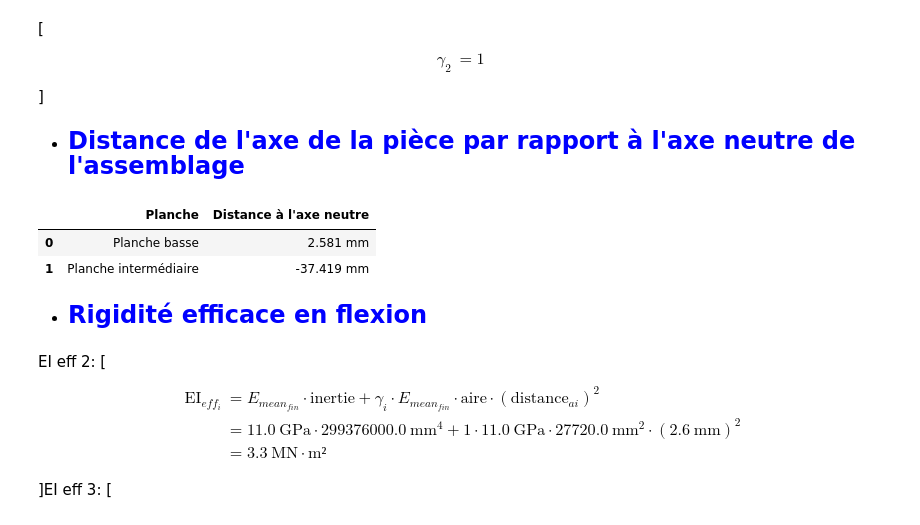
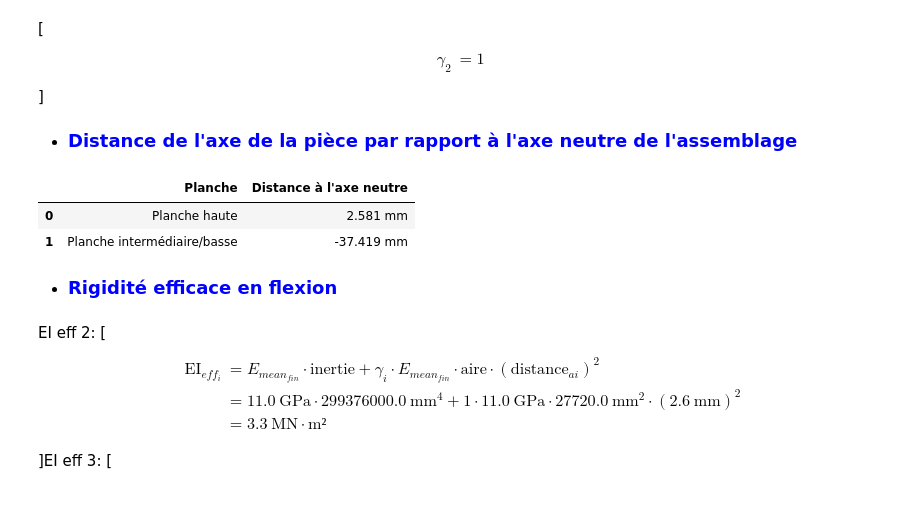
Before and after one commit to AnthonyPrst/ourocode, a Jupyter notebook: test_poutre_assemblee_meca.ipynb, the cells around one changed output. Cells and saved outputs as stored; diff of their text form; code cells hidden in the pictures.

```diff
--- a/test_poutre_assemblee_meca.ipynb
+++ b/test_poutre_assemblee_meca.ipynb
@@ -503,18 +500,18 @@ gamma_2
 \end{aligned}
 \]
 # %% [markdown]
-- <font color="blue" size ="5">**Distance de l'axe de la pièce par rapport à l'axe neutre de l'assemblage**</font>
+- <font color="blue" size ="4">**Distance de l'axe de la pièce par rapport à l'axe neutre de l'assemblage**</font>
 # %%
-data = {"Planche":["Planche basse","Planche intermédiaire"],
+data = {"Planche":["Planche haute","Planche intermédiaire/basse"],
         "Distance à l'axe neutre":[dalle.distance_ai[1],dalle.distance_ai[2]]}
 distanceai = pd.DataFrame(data)
 distanceai
 # %% [output]
 |  | Planche | Distance à l'axe neutre |
-| 0 | Planche basse | 2.581 mm |
-| 1 | Planche intermédiaire | -37.419 mm |
+| 0 | Planche haute | 2.581 mm |
+| 1 | Planche intermédiaire/basse | -37.419 mm |
 # %% [markdown]
-- <font color="blue" size ="5">**Rigidité efficace en flexion**</font>
+- <font color="blue" size ="4">**Rigidité efficace en flexion**</font>
 # %%
 display(Latex(ei_eff[0]))
 # %% [output]
```
Also changed, not shown: parts of 52 cells of this notebook, 18 other files.
